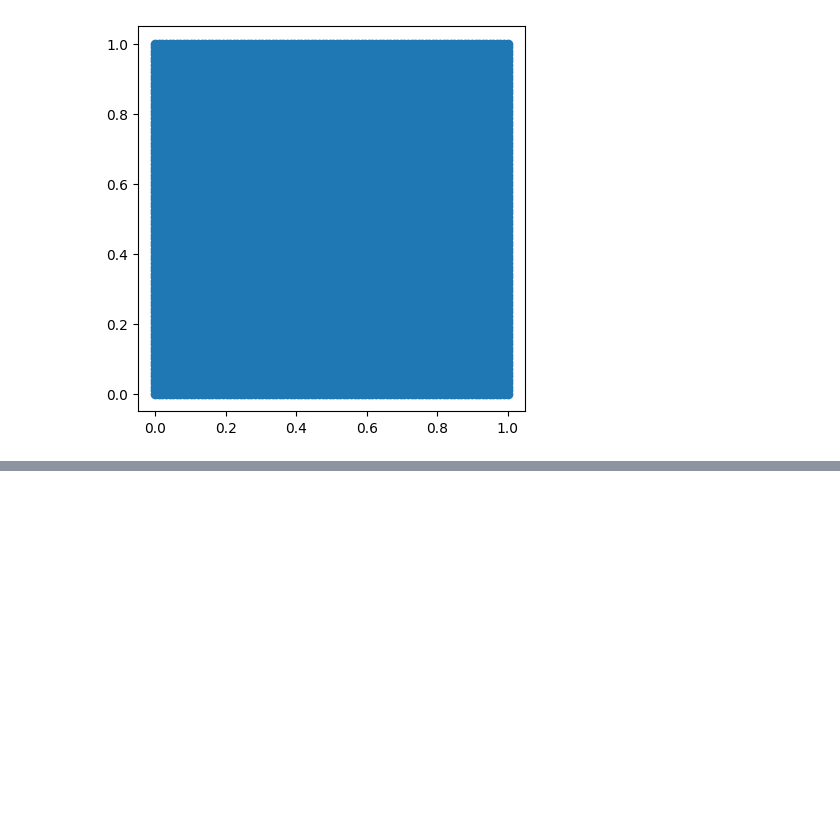
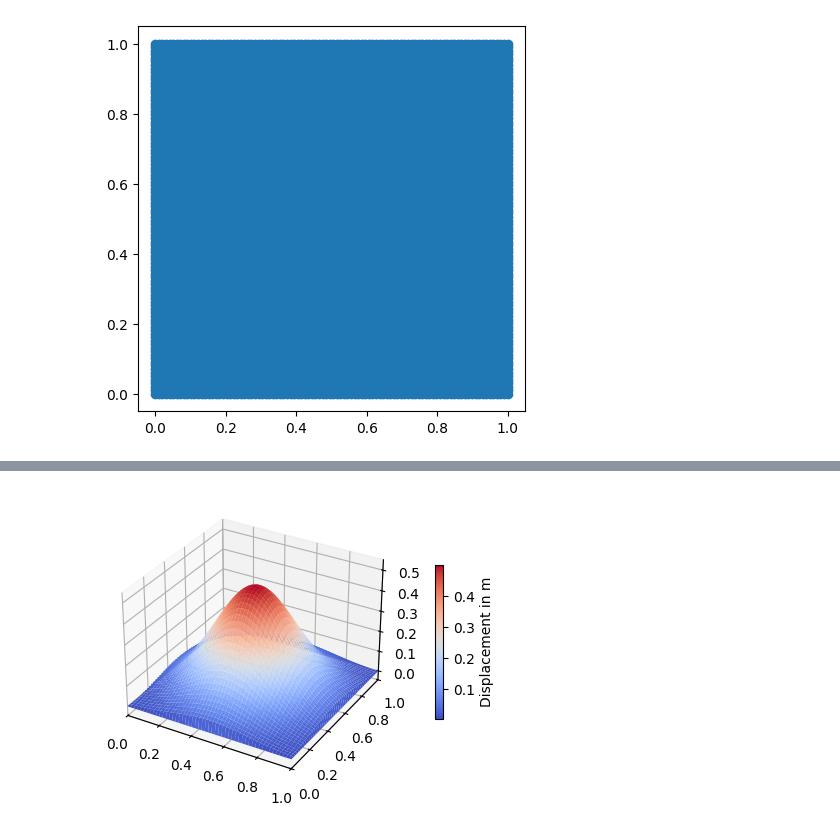
Before and after one commit to tharani2503/Mathematical-Modelling-of-Physical-Systems, a Jupyter notebook: Vibration_of_a_2D_Thin_Plate/Vibration_of_Thin_Plate.ipynb, the cells around one changed output, grey strips where cells are left out. Saved outputs shown, nothing was run; the diff lists cells and outputs as text; code cells hidden in the pictures; blank space fills up the shorter version.

```diff
--- a/Vibration_of_a_2D_Thin_Plate/Vibration_of_Thin_Plate.ipynb
+++ b/Vibration_of_a_2D_Thin_Plate/Vibration_of_Thin_Plate.ipynb
@@ -149,0 +99,26 @@ plt.show()
+# %%
+## Create GIF Animation:
+zmin = Z.min()
+zmax = Z.max()
+zlim_margin = (zmax - zmin) * 0.1
+
+fig=plt.figure(figsize=(5,5))
+ax=fig.add_subplot(111,projection="3d")
+ax.plot_surface(a,b,Z_displacement[0], cmap="coolwarm")
+fig.colorbar(surf,ax=ax,label="Displacement in m",shrink=0.4,pad=0.1)
+ax.set_zlim(zmin - zlim_margin, zmax + zlim_margin)
+
+ax.set_title("Vibration of Plate")
+
+def animate(i):
+    ax.clear()
+    ax.set_xlim(0, 1)
+    ax.set_ylim(0, 1)
+    ax.set_zlim(zmin - zlim_margin, zmax + zlim_margin)
+    ax.plot_surface(a,b,Z_displacement[i], cmap="coolwarm")
+
+anim=animation.FuncAnimation(fig,animate,frames=range(0,int(tot_time/delt),10))
+writer=animation.FFMpegWriter(fps=(30))
+anim.save("Vibration_of_Plate.gif",writer=writer)
+# %% [output]
+[figure, added]
```
Also changed, not shown: parts of 4 cells of this notebook, 5 other files.
